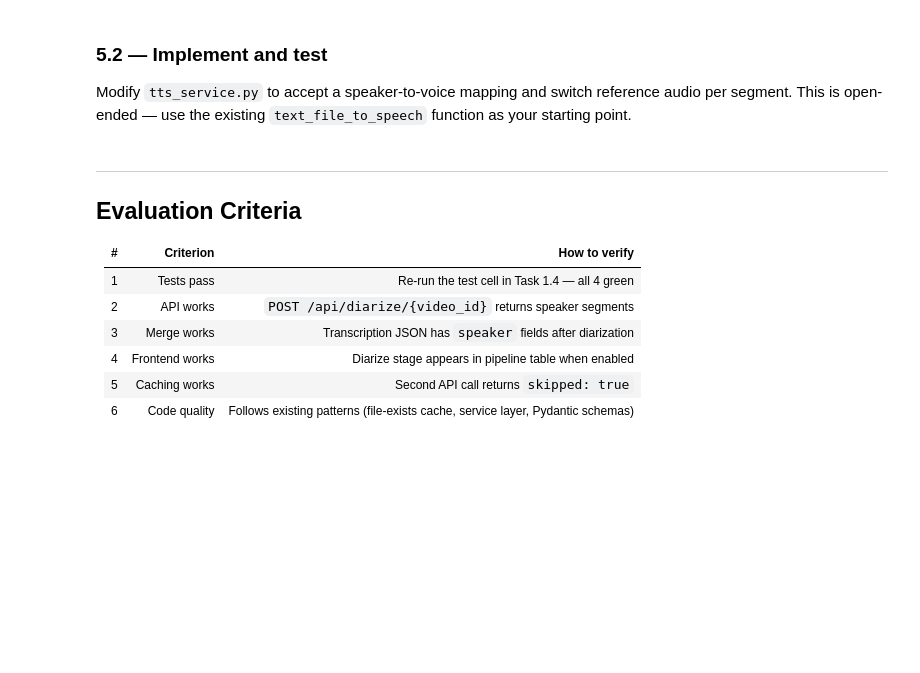
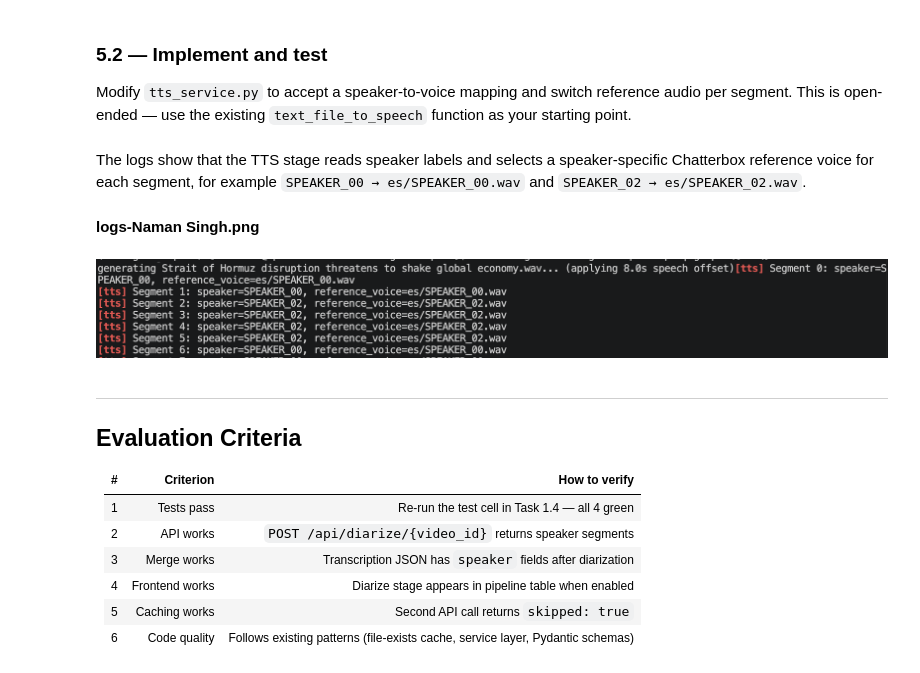
Before and after one commit to NamanSingh02/Foreign-whispers, a Jupyter notebook: notebooks/diarization_integration/diarization_integration.ipynb, the cells around one changed output. Cells and saved outputs as stored; diff of their text form; code cells hidden in the pictures; blank space fills up the shorter version.

Commit message:
feat: integrate diarization pipeline and speaker-aware TTS. Completed diarization_integration notebook

```diff
--- a/notebooks/diarization_integration/diarization_integration.ipynb
+++ b/notebooks/diarization_integration/diarization_integration.ipynb
@@ -1118,6 +1125,22 @@ Document your chosen approach in the cell below:
 ### 5.2 — Implement and test
 
 Modify `tts_service.py` to accept a speaker-to-voice mapping and switch reference audio per segment. This is open-ended — use the existing `text_file_to_speech` function as your starting point.
+# %% [markdown]
+The logs show that the TTS stage reads speaker labels and selects a speaker-specific Chatterbox reference voice for each segment, for example `SPEAKER_00 → es/SPEAKER_00.wav` and `SPEAKER_02 → es/SPEAKER_02.wav`.
+# %%
+from pathlib import Path
+from IPython.display import Image, display, Markdown
+
+images_dir = Path("images2")
+
+image_files = sorted(images_dir.glob("*.png"))
+
+for image_path in image_files:
+    display(Markdown(f"**{image_path.name}**"))
+    display(Image(filename=str(image_path), width=900))
+# %% [output]
+**logs-Naman Singh.png**
+[figure, added]
 # %% [markdown]
 ---
 
```
Also changed, not shown: parts of 6 cells of this notebook, 6 other files.
